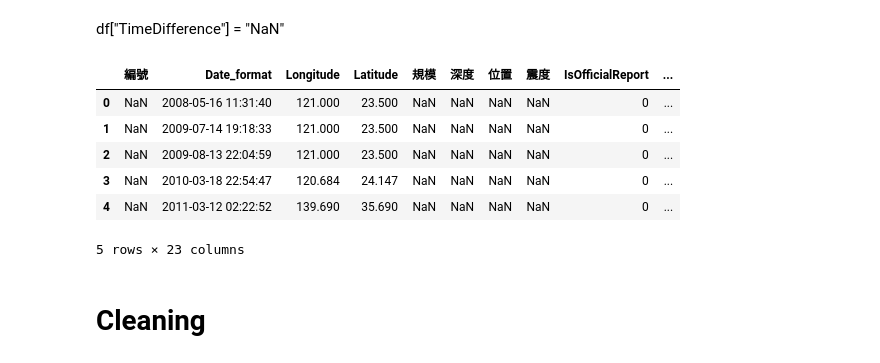
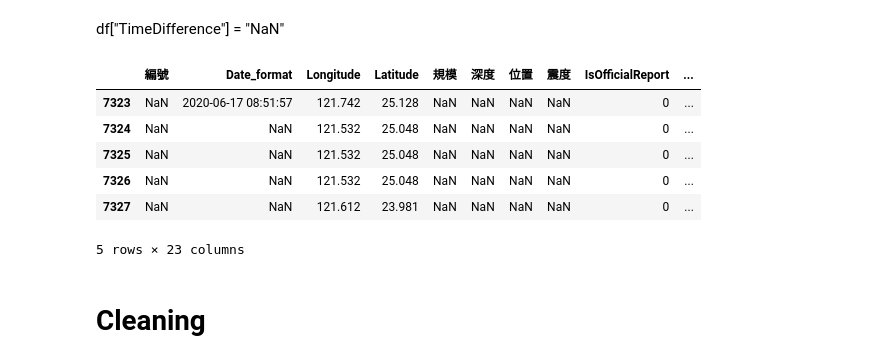
Before and after one commit to a0981906660/ccClub2020_Spring, a Jupyter notebook: PTT crawling/反查IP/output/合併/合併地震資料及ptt文章_加上4G網路速度_0623.ipynb, the cells around one changed output. Drawn from its saved outputs; the diff is of its cells as text; code cells hidden in the pictures.

```diff
--- a/PTT crawling/反查IP/output/合併/合併地震資料及ptt文章_加上4G網路速度_0623.ipynb
+++ b/PTT crawling/反查IP/output/合併/合併地震資料及ptt文章_加上4G網路速度_0623.ipynb
@@ -37,14 +37,14 @@ df = pd.merge(df_earthquake, df_ptt,how='outer', on = ['Date_format', 'Longitude
 # %% [markdown]
 df["TimeDifference"] = "NaN"
 # %%
-df.head()
+df.tail()
 # %% [output]
 |  | 編號 | Date_format | Longitude | Latitude | 規模 | 深度 | 位置 | 震度 | IsOfficialReport | ... |
-| 0 | NaN | 2008-05-16 11:31:40 | 121.000 | 23.500 | NaN | NaN | NaN | NaN | 0 | ... |
-| 1 | NaN | 2009-07-14 19:18:33 | 121.000 | 23.500 | NaN | NaN | NaN | NaN | 0 | ... |
-| 2 | NaN | 2009-08-13 22:04:59 | 121.000 | 23.500 | NaN | NaN | NaN | NaN | 0 | ... |
-| 3 | NaN | 2010-03-18 22:54:47 | 120.684 | 24.147 | NaN | NaN | NaN | NaN | 0 | ... |
-| 4 | NaN | 2011-03-12 02:22:52 | 139.690 | 35.690 | NaN | NaN | NaN | NaN | 0 | ... |
+| 7323 | NaN | 2020-06-17 08:51:57 | 121.742 | 25.128 | NaN | NaN | NaN | NaN | 0 | ... |
+| 7324 | NaN | NaN | 121.532 | 25.048 | NaN | NaN | NaN | NaN | 0 | ... |
+| 7325 | NaN | NaN | 121.532 | 25.048 | NaN | NaN | NaN | NaN | 0 | ... |
+| 7326 | NaN | NaN | 121.532 | 25.048 | NaN | NaN | NaN | NaN | 0 | ... |
+| 7327 | NaN | NaN | 121.612 | 23.981 | NaN | NaN | NaN | NaN | 0 | ... |
 5 rows × 23 columns
 # %% [markdown]
 # Cleaning
```
Also changed, not shown: 4 other files.
